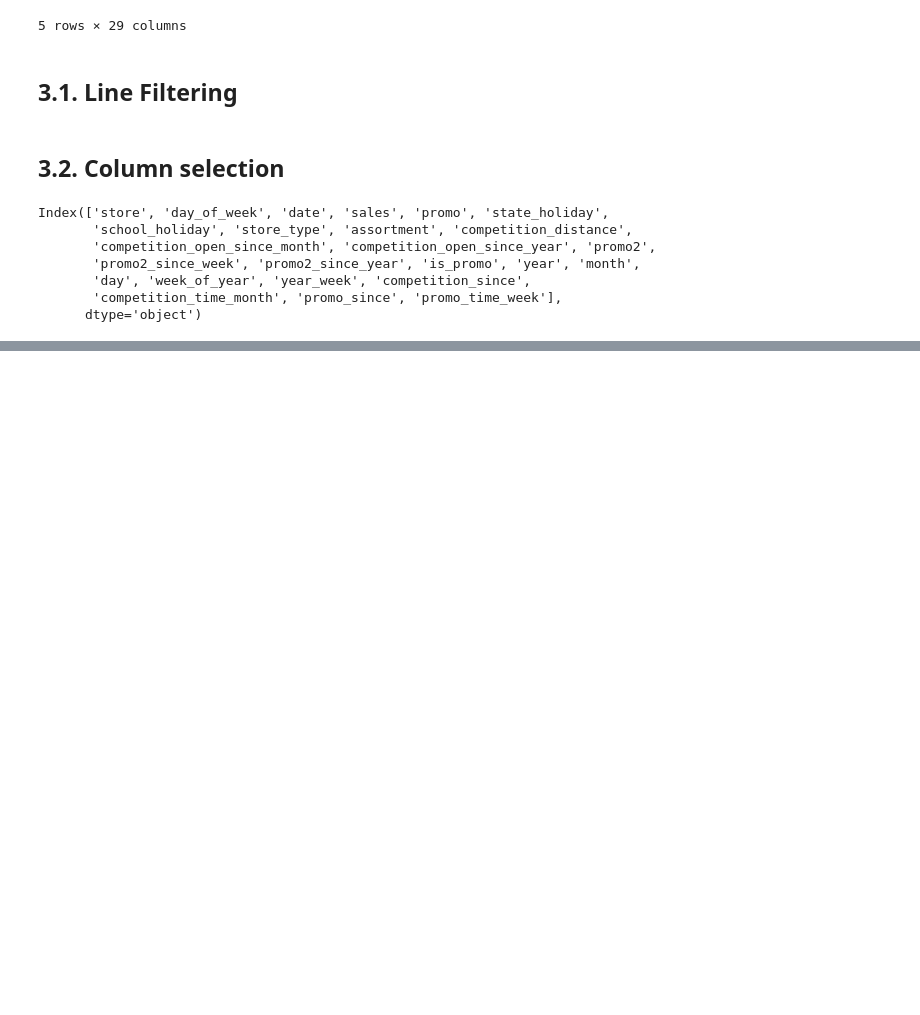
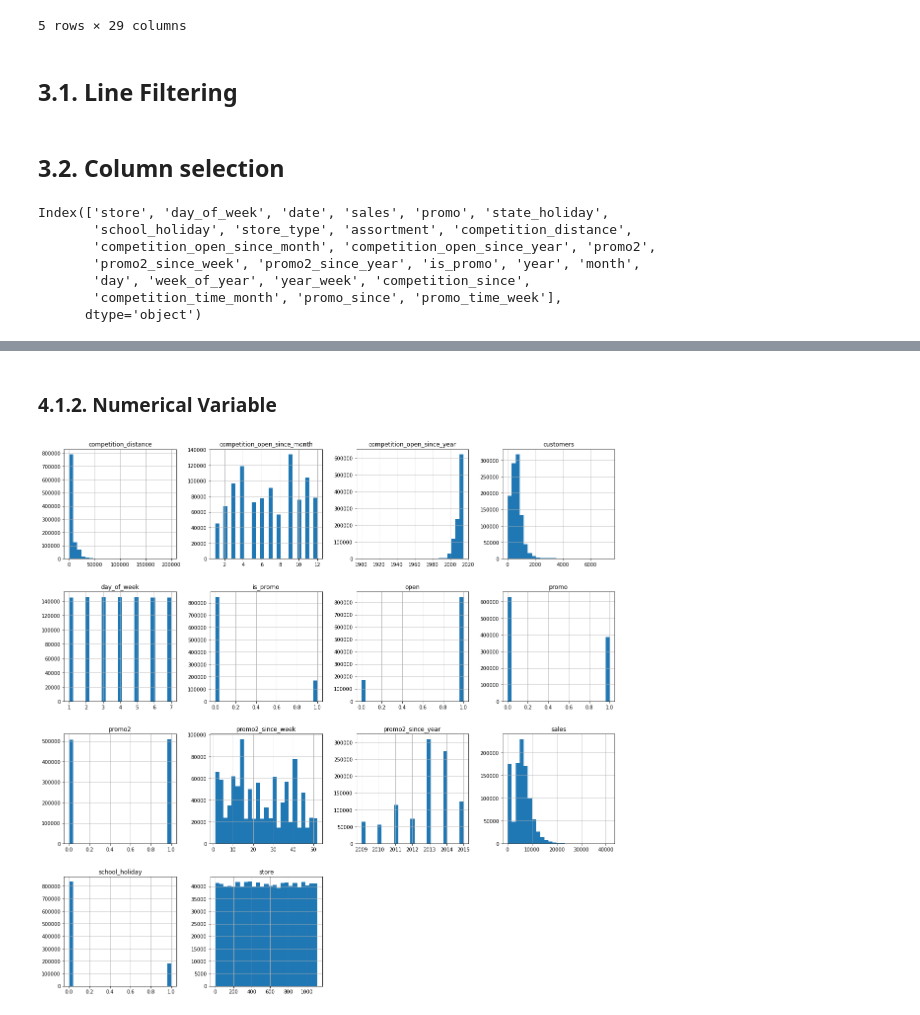
Before and after one commit to panambY/Rossmann_Store_Sale, a Jupyter notebook: m02_video01_stores_sales_prediction.ipynb, the cells around one changed output, grey strips where cells are left out. Cells and saved outputs as stored; diff of their text form; code cells hidden in the pictures; blank space fills up the shorter version.

```diff
--- a/m02_video01_stores_sales_prediction.ipynb
+++ b/m02_video01_stores_sales_prediction.ipynb
@@ -518,0 +515,6 @@ C:\Users\favh2\.jupyter\nbconfig/notebook.json
+# %% [markdown]
+### 4.1.2. Numerical Variable
+# %%
+num_attributes.hist(bins=25, figsize=[20,20]);
+# %% [output]
+[figure, added]
```
Also changed, not shown: parts of 26 cells of this notebook.
